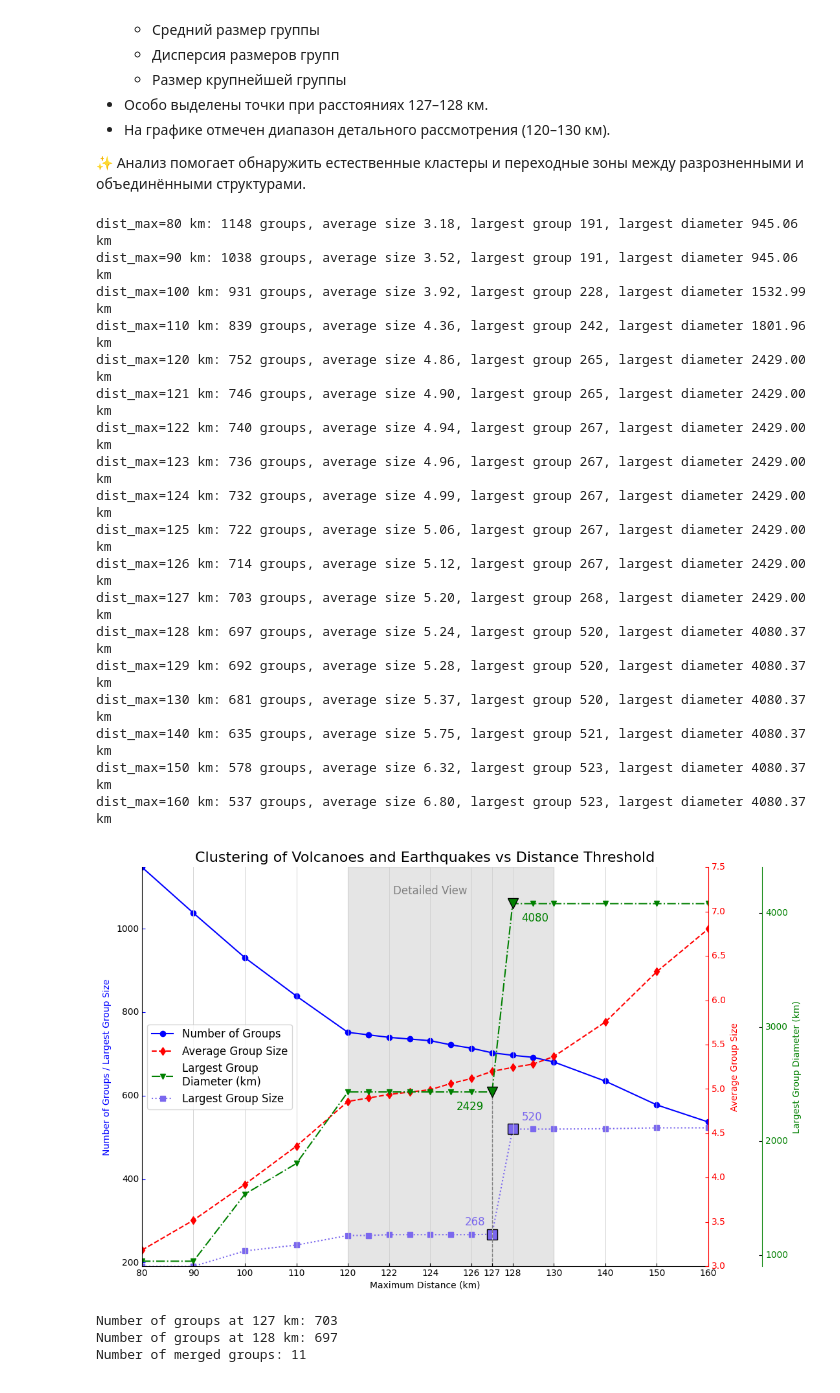
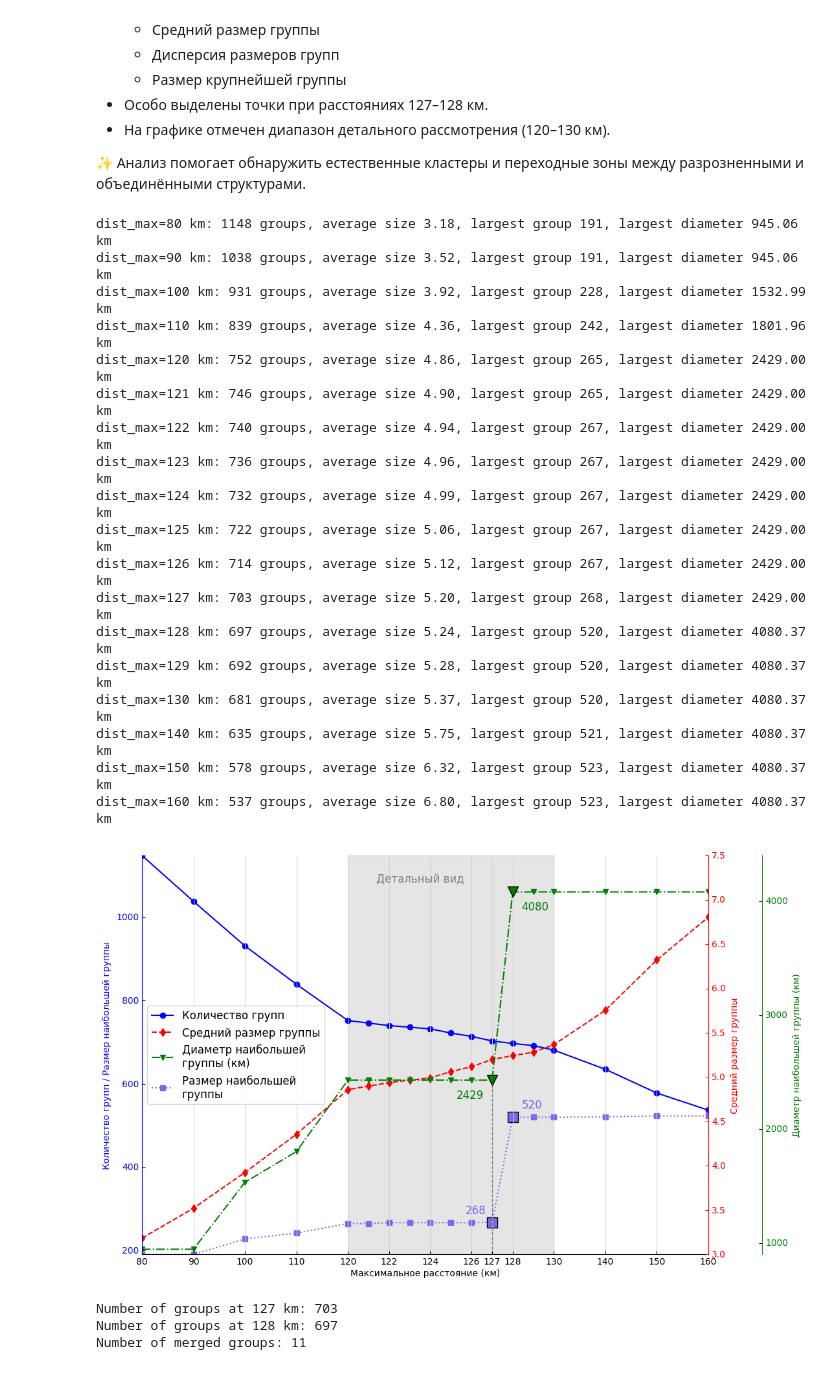
Before and after one commit to componavt/volcano_wikidata, a Jupyter notebook: src/volcano_earthquake_clustering.ipynb, the cells around one changed output. Drawn from its saved outputs; the diff is of its cells as text; code cells hidden in the pictures.

Commit message:
final ru and en diagram

```diff
--- a/src/volcano_earthquake_clustering.ipynb
+++ b/src/volcano_earthquake_clustering.ipynb
@@ -17,6 +17,8 @@ For the program to work, you need two CSV files generated using SPARQL queries:
 > — Konstantin Tsiolkovsky 🚀
 # %%
 # Input parameters
+LANGUAGE = 'ru'  # 'en' or 'ru'
+
 f_volcano = "volcanoes_2023.csv"
 f_earthquake = "earthquakes_2023.csv"
 
@@ -153,6 +155,11 @@ This script analyzes how volcanoes and earthquakes cluster together depending on
 
 ✨ Анализ помогает обнаружить естественные кластеры и переходные зоны между разрозненными и объединёнными структурами.
 # %%
+# --- Language translation: 'en' or 'ru' ---
+def tr(en_text: str, ru_text: str) -> str:
+    """Simple translator function. Returns text based on current LANGUAGE setting."""
+    return ru_text if LANGUAGE == 'ru' else en_text
+
 # --- Load volcano and earthquake coordinates ---
 
 # Function to parse coordinate strings
@@ -267,15 +274,21 @@ p4, = par2.plot(new_x_list, scaled_largest_diameter, marker='v', linestyle='-.',
 
 # Axis labels
 host.set_xlim(min(new_x_list), max(new_x_list))
-host.set_xlabel("Maximum Distance (km)", fontsize=14)
-host.yaxis.set_label_position("left")
-host.set_ylabel("Number of Groups / Largest Group Size", fontsize=14)
-host.yaxis.label.set_color('blue')
-host.tick_params(axis='y', colors='blue')
+host.set_xlabel(tr("Maximum Distance (km)",
+                   "Максимальное расстояние (км)"), fontsize=14)
+
+# Left (first) Y-axis (blue color)
+host.axis["left"].label.set_color("blue")
+host.axis["left"].major_ticklabels.set_color("blue")
+host.axis["left"].line.set_color("blue")
+host.set_ylabel(tr("Number of Groups / Largest Group Size",
+                  "Количество групп / Размер наибольшей группы"), fontsize=14)
 
 # Activate second Y-axis (Average Group Size)
 par1.axis["right"].toggle(all=True)  # Включаем ось
 par1.set_ylabel("Average Group Size", fontsize=14)
+par1.set_ylabel(tr("Average Group Size",
+                   "Средний размер группы"), fontsize=14)
 par1.axis["right"].label.set_color("red")
 par1.axis["right"].major_ticklabels.set_color("red")
 par1.axis["right"].line.set_color("red")
@@ -283,7 +296,8 @@ par1.set_ylim(3, 7.5)
 par1.tick_params(axis='y', colors='red')
 
 # Third Y-axis (1000 - 4000 km)
-par2.set_ylabel("Largest Group Diameter (km)", fontsize=14)
+par2.set_ylabel(tr("Largest Group Diameter (km)",
+                   "Диаметр наибольшей группы (км)"), fontsize=14)
 par2.axis["right"].label.set_color("green")
 par2.axis["right"].major_ticklabels.set_color("green")
 par2.axis["right"].line.set_color("green")
@@ -317,8 +331,8 @@ par2.annotate(f"{int(scaled_largest_diameter[highlight_idx[1]] * 1000)}", xy=(re
 # Highlight the range 120-130 km
 host.axvspan(real_to_new_x[120], real_to_new_x[130], color='grey', alpha=0.2)
 ymin, ymax = host.get_ylim()
-host.text(68, ymax * 0.95 - 7, 'Detailed View', ha='center', fontsize=12, color='grey')
-
+host.text(67, ymax*0.95-7, tr('Detailed View',
+                              'Детальный вид'), ha='center', fontsize=12, color='grey')
 
 
 # дополнительную тонкую серую вертикальную линию на графике при x=127 (и при x=128)
@@ -336,48 +350,53 @@ for tick in selected_xticks:
     if tick in real_to_new_x:
         host.axvline(x=real_to_new_x[tick], color='lightgrey', linestyle='-', linewidth=0.7)
 
-
 # Draw a short custom vertical line at x=127
 if 127 in real_to_new_x:
     host.plot([real_to_new_x[127], real_to_new_x[127]], [191, 600],
               color='grey', linestyle='--', linewidth=1)
 
-
-
-
 # Legend
 lines = [p1, p3, p4, p2]
 #labels = [l.get_label() for l in lines]
-labels = [p1.get_label(), p3.get_label(), "Largest Group\nDiameter (km)", p2.get_label()]
+#labels = [p1.get_label(), p3.get_label(), "Largest Group\nDiameter (km)", p2.get_label()]
+labels = [
+    tr("Number of Groups", "Количество групп"),
+    tr("Average Group Size", "Средний размер группы"),
+    tr("Largest Group\nDiameter (km)", "Диаметр наибольшей\nгруппы (км)"),
+    tr("Largest Group Size", "Размер наибольшей\nгруппы")
+]
 host.legend(lines, labels, loc='center left', fontsize=12) # loc='lower right'
 
 # Hide top and right spines to remove horizontal frame lines
 for spine in host.spines.values():
     spine.set_visible(False)
 
-plt.title('Clustering of Volcanoes and Earthquakes vs Distance Threshold', fontsize=16)
+# Title
+#plt.title(tr('Clustering of Volcanoes and Earthquakes vs Distance Threshold',
+#             'Кластеризация вулканов и землетрясений в зависимости от расстояния'),
+#          fontsize=16)
 # plt.grid(True)
 plt.show()
 # %% [output]
 dist_max=80 km: 1148 groups, average size 3.18, largest group 191, largest diameter 945.06 km
 dist_max=90 km: 1038 groups, average size 3.52, largest group 191, largest diameter 945.06 km
 dist_max=100 km: 931 groups, average size 3.92, largest group 228, largest diameter 1532.99 km
 dist_max=110 km: 839 groups, average size 4.36, largest group 242, largest diameter 1801.96 km
 dist_max=120 km: 752 groups, average size 4.86, largest group 265, largest diameter 2429.00 km
 dist_max=121 km: 746 groups, average size 4.90, largest group 265, largest diameter 2429.00 km
 dist_max=122 km: 740 groups, average size 4.94, largest group 267, largest diameter 2429.00 km
 dist_max=123 km: 736 groups, average size 4.96, largest group 267, largest diameter 2429.00 km
 dist_max=124 km: 732 groups, average size 4.99, largest group 267, largest diameter 2429.00 km
 dist_max=125 km: 722 groups, average size 5.06, largest group 267, largest diameter 2429.00 km
 dist_max=126 km: 714 groups, average size 5.12, largest group 267, largest diameter 2429.00 km
 dist_max=127 km: 703 groups, average size 5.20, largest group 268, largest diameter 2429.00 km
 dist_max=128 km: 697 groups, average size 5.24, largest group 520, largest diameter 4080.37 km
 dist_max=129 km: 692 groups, average size 5.28, largest group 520, largest diameter 4080.37 km
 dist_max=130 km: 681 groups, average size 5.37, largest group 520, largest diameter 4080.37 km
 dist_max=140 km: 635 groups, average size 5.75, largest group 521, largest diameter 4080.37 km
 dist_max=150 km: 578 groups, average size 6.32, largest group 523, largest diameter 4080.37 km
 dist_max=160 km: 537 groups, average size 6.80, largest group 523, largest diameter 4080.37 km
-[figure, old version]
+[figure, new version]
 # %%
 # Анализ объединения групп при dist_max=127 и dist_max=128
 # Analyzing group merging at dist_max=127 and dist_max=128
```
Also changed, not shown: parts of 2 cells of this notebook.
